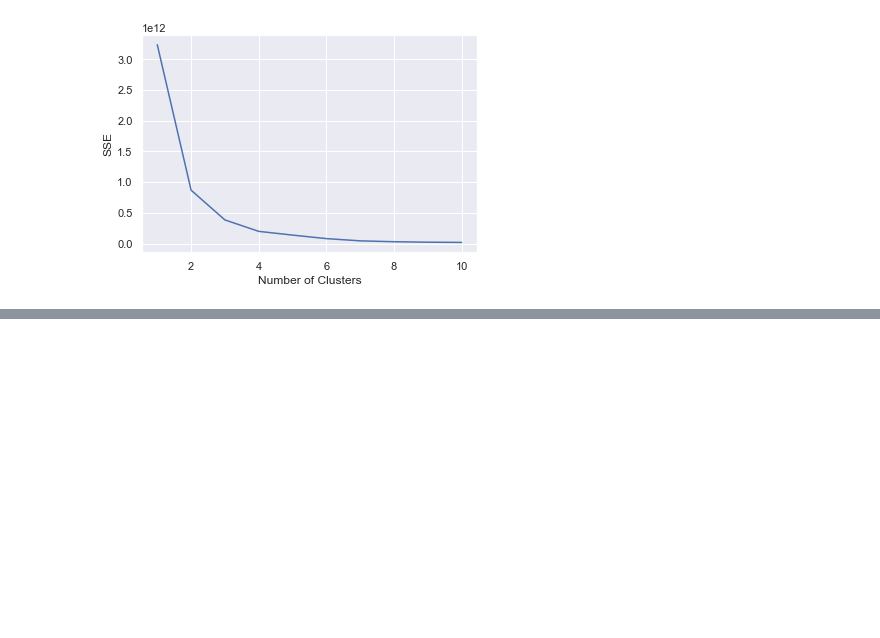
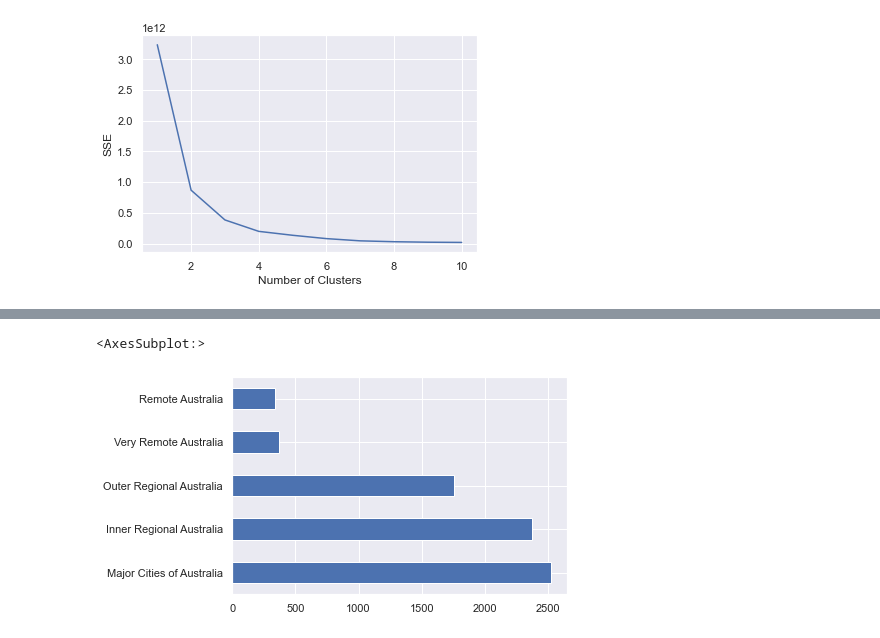
Before and after one commit to cooper-plath/CP3403DataMining, a Jupyter notebook: Dataset.ipynb, the cells around one changed output, grey strips where cells are left out. Saved outputs shown, nothing was run; the diff lists cells and outputs as text; code cells hidden in the pictures; blank space fills up the shorter version.

```diff
--- a/Dataset.ipynb
+++ b/Dataset.ipynb
@@ -462,0 +479,5 @@ For n_clusters = 6 The average silhouette_score is : 0.6871729388885414
+# %%
+data2['National_Remoteness_Areas'].value_counts()[:20].plot(kind='barh')
+# %% [output]
+<AxesSubplot:>
+[figure, added]
```
Also changed, not shown: parts of 16 cells of this notebook.
